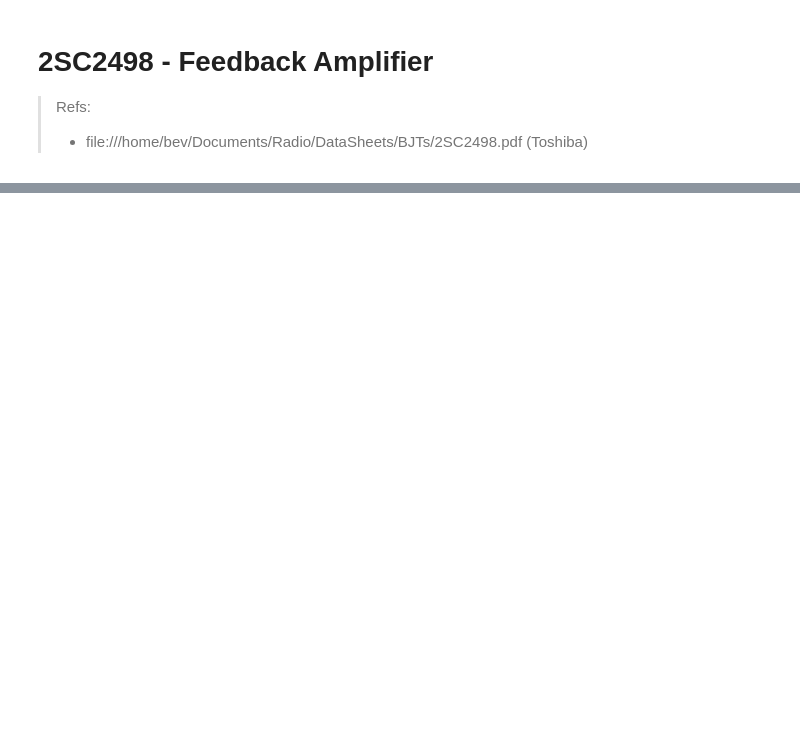
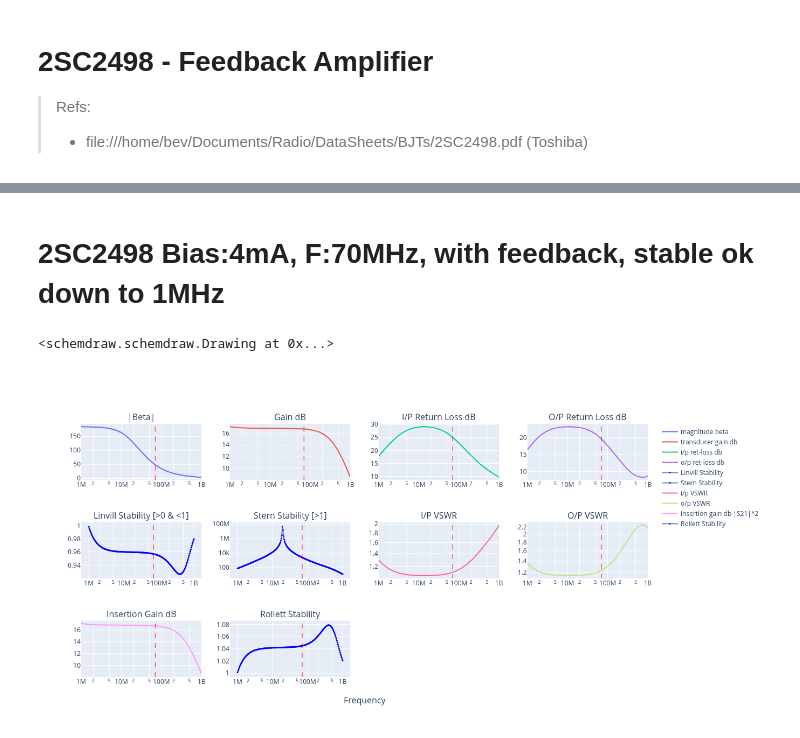
Before and after one commit to M0YCX/ycx_rf_notebooks, a Jupyter notebook: Amplifiers/feedback/Feedback_Amplifier_Studies/2SC2498.ipynb, the cells around one changed output, grey strips where cells are left out. Saved outputs shown, nothing was run; the diff lists cells and outputs as text; code cells hidden in the pictures; blank space fills up the shorter version.

```diff
--- a/Amplifiers/feedback/Feedback_Amplifier_Studies/2SC2498.ipynb
+++ b/Amplifiers/feedback/Feedback_Amplifier_Studies/2SC2498.ipynb
@@ -136 +136,41 @@ n.write_touchstone(
 [drawing not drawn]
+# %%
+# 2SC2498 - file:///home/bev/Documents/Radio/DataSheets/BJTs/2SC2498.pdf
+eL = 1.75
+eC = 0.2
+n = complex_fba(
+    title="2SC2498 Bias:${Ie_mA}mA, F:${F_mhz}MHz, with feedback, stable ok down to 1MHz",
+    F_mhz=70,
+    FT_mhz=3500,
+    B0=185,
+    Ie_mA=4,
+    Rbp=1.0,
+    Re=0,
+    extLe_nH=eL,
+    extLb_nH=eL,
+    extLc_nH=eL,
+    extCin_pF=eC,
+    extCout_pF=eC,
+    extCrev_pF=eC,
+    Ccb_pF=0.95,
+    Cce_pF=0.2,
+    Cf_pF=1300,
+    Lf_nH=10,
+    Rf=430,
+    ZS_real=50,
+    ZS_imag=0,
+    ZL_real=50,
+    ZL_imag=0,
+    N=1,
+    from_mhz=1,
+    to_mhz=1000,
+)
+
+n.write_touchstone(
+    "2SC2498_CE_Ie4mA_with_feedback_nbgen",
+    dir="/home/bev/Documents/Radio/QUCS-S/Studies/0010_S_Touchtone_lib",
+)
+# %% [output]
+2SC2498 Bias:4mA, F:70MHz, with feedback, stable ok down to 1MHz
+<schemdraw.schemdraw.Drawing at 0x...>
+[figure, added]
```
Also changed, not shown: parts of 2 cells of this notebook, 3 other files.
